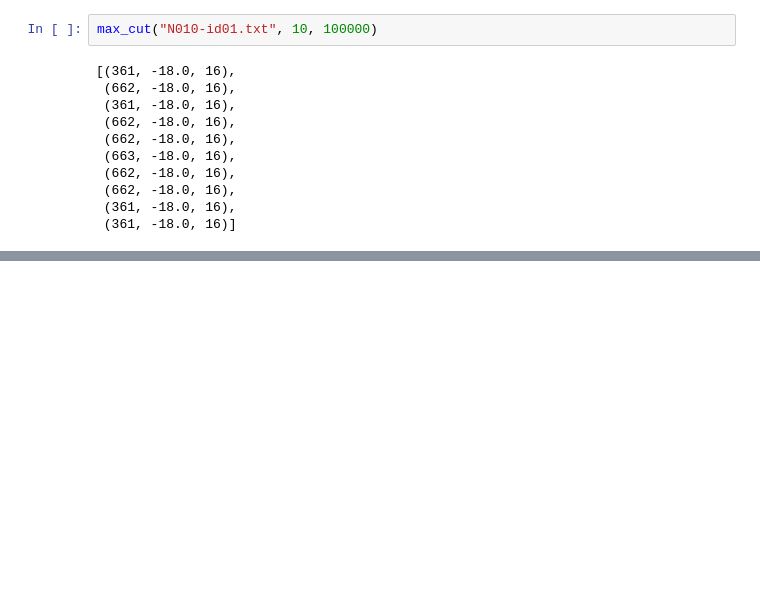
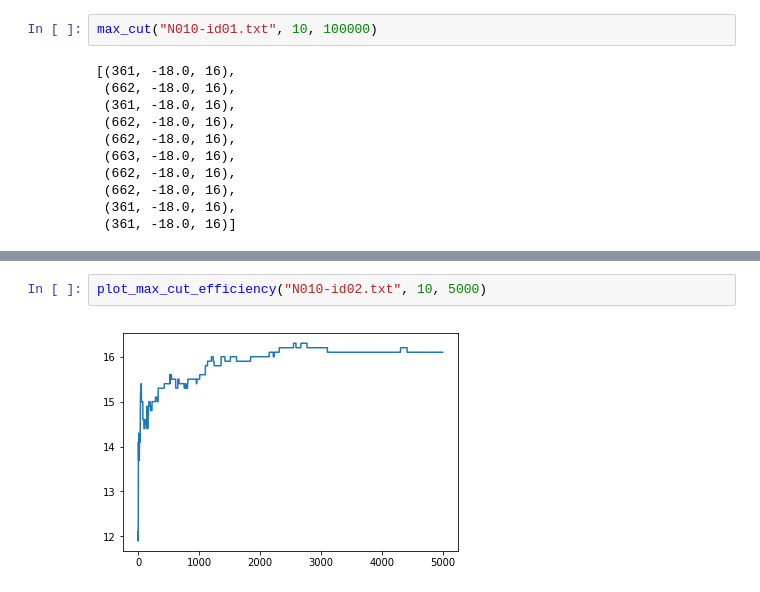
Before and after one commit to lili-chen/ising-optimization-rbm, a Jupyter notebook: gibbs_class.ipynb, the cells around one changed output, grey strips where cells are left out. Cells and saved outputs as stored; diff of their text form; blank space fills up the shorter version.

```diff
--- a/gibbs_class.ipynb
+++ b/gibbs_class.ipynb
@@ -275,0 +305,4 @@ for j in range(len(arr)):
+# %%
+plot_max_cut_efficiency("N010-id02.txt", 10, 5000)
+# %% [output]
+[figure, added]
```
Also changed, not shown: parts of 7 cells of this notebook.
